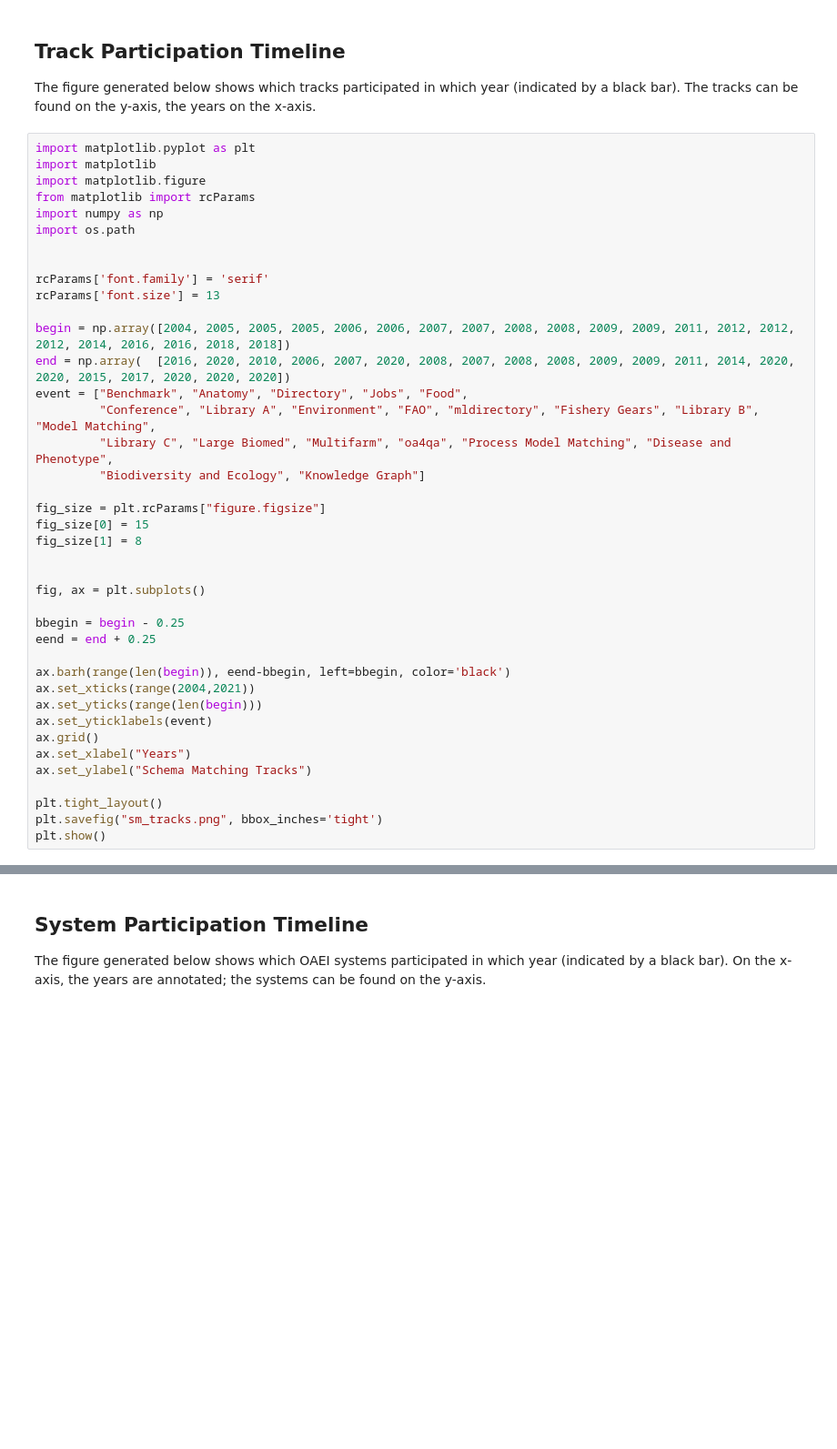
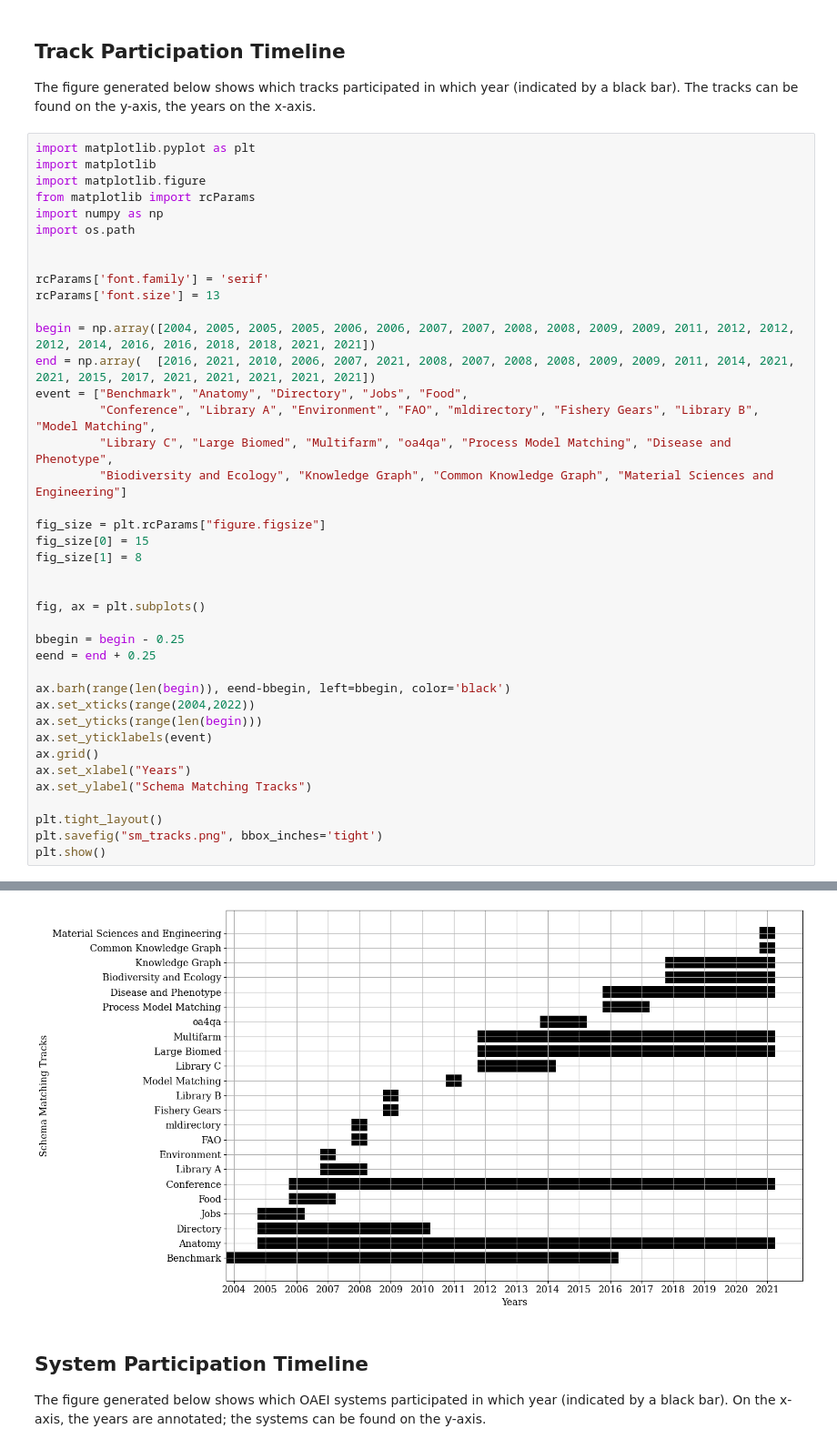
Before and after one commit to janothan/bk-in-matching-survey, a Jupyter notebook: submission_2/Survey_Paper_Figures.ipynb, the cells around one changed output, grey strips where cells are left out. Shown at 91% size. Drawn from its saved outputs; the diff is of its cells as text; blank space fills up the shorter version.

```diff
--- a/submission_2/Survey_Paper_Figures.ipynb
+++ b/submission_2/Survey_Paper_Figures.ipynb
@@ -34,12 +34,12 @@ import os.path
 rcParams['font.family'] = 'serif'
 rcParams['font.size'] = 13
 
-begin = np.array([2004, 2005, 2005, 2005, 2006, 2006, 2007, 2007, 2008, 2008, 2009, 2009, 2011, 2012, 2012, 2012, 2014, 2016, 2016, 2018, 2018])
-end = np.array(  [2016, 2020, 2010, 2006, 2007, 2020, 2008, 2007, 2008, 2008, 2009, 2009, 2011, 2014, 2020, 2020, 2015, 2017, 2020, 2020, 2020])
+begin = np.array([2004, 2005, 2005, 2005, 2006, 2006, 2007, 2007, 2008, 2008, 2009, 2009, 2011, 2012, 2012, 2012, 2014, 2016, 2016, 2018, 2018, 2021, 2021])
+end = np.array(  [2016, 2021, 2010, 2006, 2007, 2021, 2008, 2007, 2008, 2008, 2009, 2009, 2011, 2014, 2021, 2021, 2015, 2017, 2021, 2021, 2021, 2021, 2021])
 event = ["Benchmark", "Anatomy", "Directory", "Jobs", "Food",
          "Conference", "Library A", "Environment", "FAO", "mldirectory", "Fishery Gears", "Library B", "Model Matching",
          "Library C", "Large Biomed", "Multifarm", "oa4qa", "Process Model Matching", "Disease and Phenotype",
-         "Biodiversity and Ecology", "Knowledge Graph"]
+         "Biodiversity and Ecology", "Knowledge Graph", "Common Knowledge Graph", "Material Sciences and Engineering"]
 
 fig_size = plt.rcParams["figure.figsize"]
 fig_size[0] = 15
@@ -52,7 +52,7 @@ bbegin = begin - 0.25
 eend = end + 0.25
 
 ax.barh(range(len(begin)), eend-bbegin, left=bbegin, color='black')
-ax.set_xticks(range(2004,2021))
+ax.set_xticks(range(2004,2022))
 ax.set_yticks(range(len(begin)))
 ax.set_yticklabels(event)
 ax.grid()
@@ -67,3 +66,4 @@ plt.show()
+[figure, added]
 # %% [markdown]
 ## System Participation Timeline
 The figure generated below shows which OAEI systems participated in which year (indicated by a black bar).
```
Also changed, not shown: parts of 2 cells of this notebook, 2 other files.
